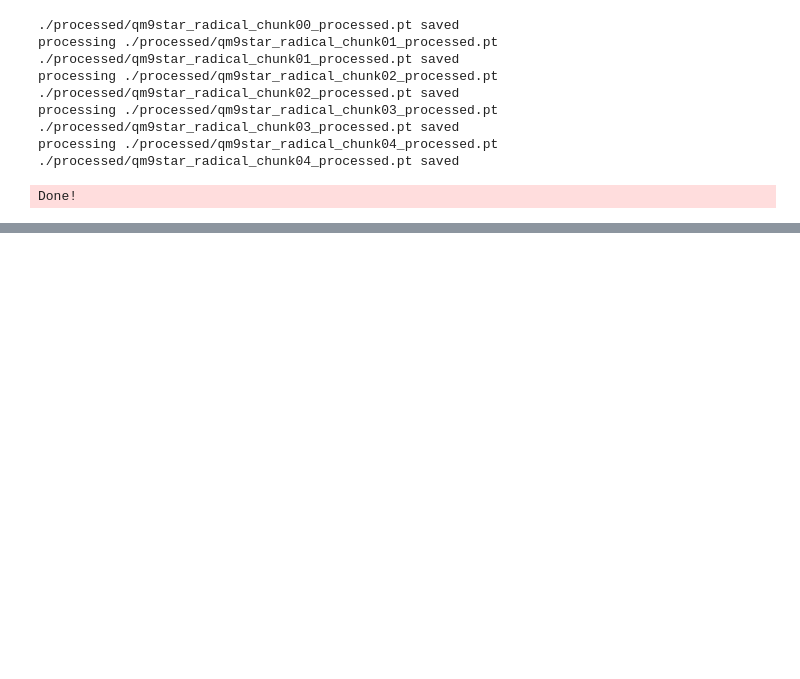
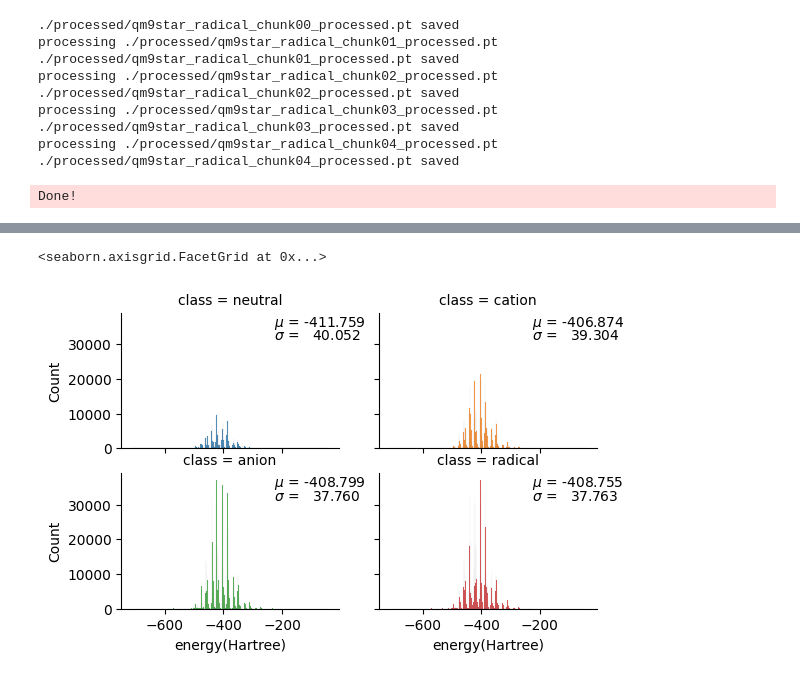
Before and after one commit to gentle1999/qm9star_query, a Jupyter notebook: tutorial/3-create_dataset.ipynb, the cells around one changed output, grey strips where cells are left out. Drawn from its saved outputs; the diff is of its cells as text; code cells hidden in the pictures; blank space fills up the shorter version.

Commit message:
update distribution

```diff
--- a/tutorial/3-create_dataset.ipynb
+++ b/tutorial/3-create_dataset.ipynb
@@ -176,7 +264,7 @@ radical_dataset = RadicalQM9starDataset(
     dataset_name="qm9star_radical",
     block_num=5,
     log=True,
-    transform=transform_data,
+    transform=transform_data_radical,
 )
 # %% [output]
 ./raw/qm9star_radical_chunk00.npz saved
@@ -336,4 +292,0 @@ g.figure.set_size_inches(12, 4)
-# %%
-g = sns.FacetGrid(df, col="class", hue="class", col_wrap=2)
-g = g.map(sns.histplot, "gap(Hartree)", bins=20, alpha=0.5)
-g.figure.set_size_inches(12, 4)
@@ -341,0 +360,36 @@ g.figure.set_size_inches(12, 4)
+# %%
+global_features_total_df = (
+    pd.concat(
+        [
+            global_features_neutral_df,
+            global_features_cation_df,
+            global_features_anion_df,
+            global_features_radical_df,
+        ]
+    )
+    .reset_index(drop=True)
+    .fillna(0)
+)
+
+
+def draw_global_feature_distribution(df: pd.DataFrame, feature_name: str):
+    def annotate(data, **kws):
+        ax = plt.gca()
+        ax.text(
+            0.7,
+            0.9,
+            f"$\mu$ = {data[feature_name].mean():>8.3f}",
+            transform=ax.transAxes,
+        )
+        ax.text(
+            0.7,
+            0.8,
+            f"$\sigma$ = {data[feature_name].std():>8.3f}",
+            transform=ax.transAxes,
+        )
+
+    g = sns.FacetGrid(df, col="class", hue="class", col_wrap=2)
+    g = g.map(sns.histplot, feature_name)
+    g = g.map_dataframe(annotate)
+    g.figure.set_size_inches(6, 3.5)
+    return g
@@ -341,0 +400,5 @@ g.figure.set_size_inches(12, 4)
+# %%
+draw_global_feature_distribution(global_features_total_df, "energy(Hartree)")
+# %% [output]
+<seaborn.axisgrid.FacetGrid at 0x...>
+[figure, added]
```
Also changed, not shown: parts of 34 cells of this notebook, 4 other files.
